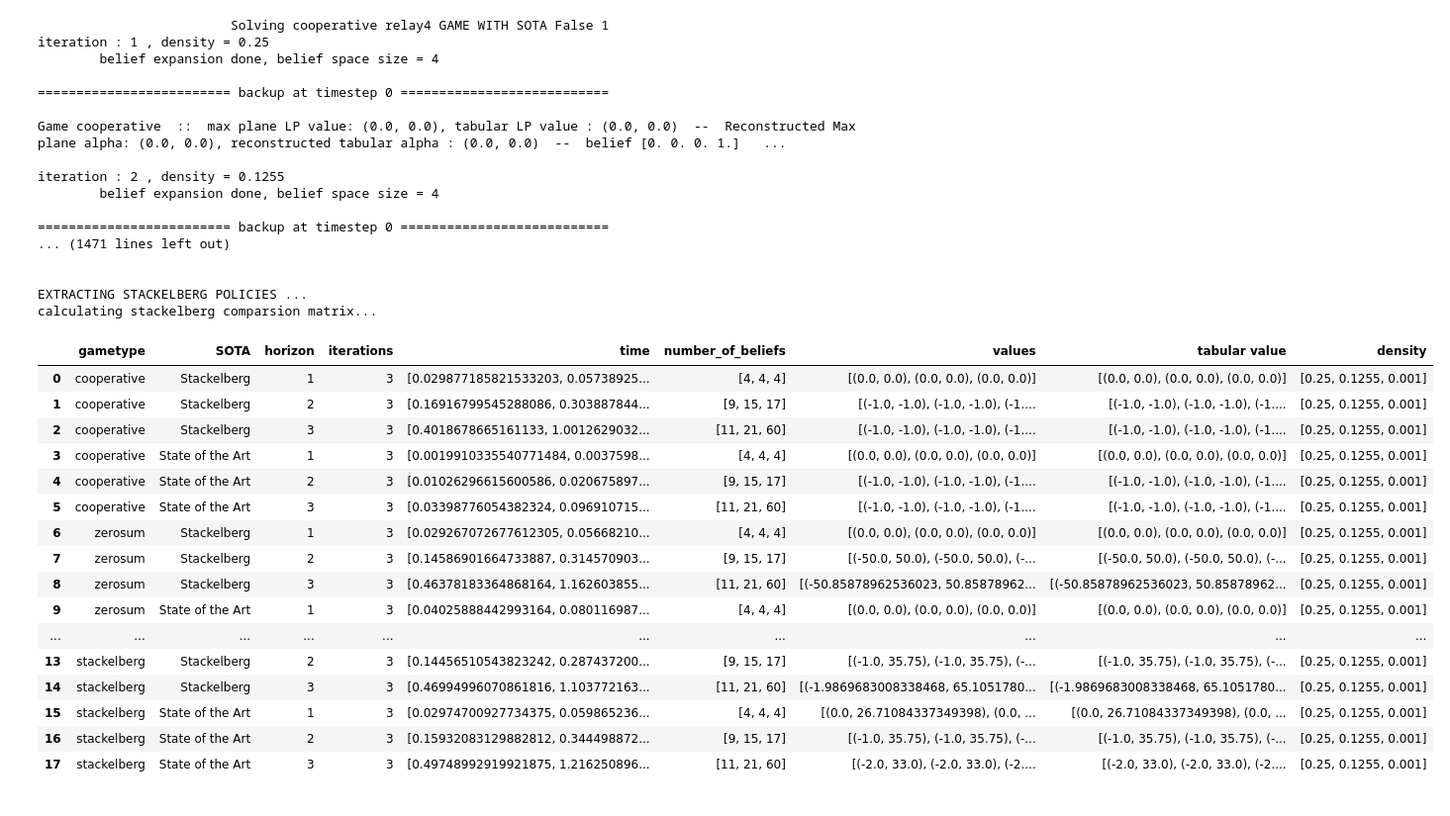
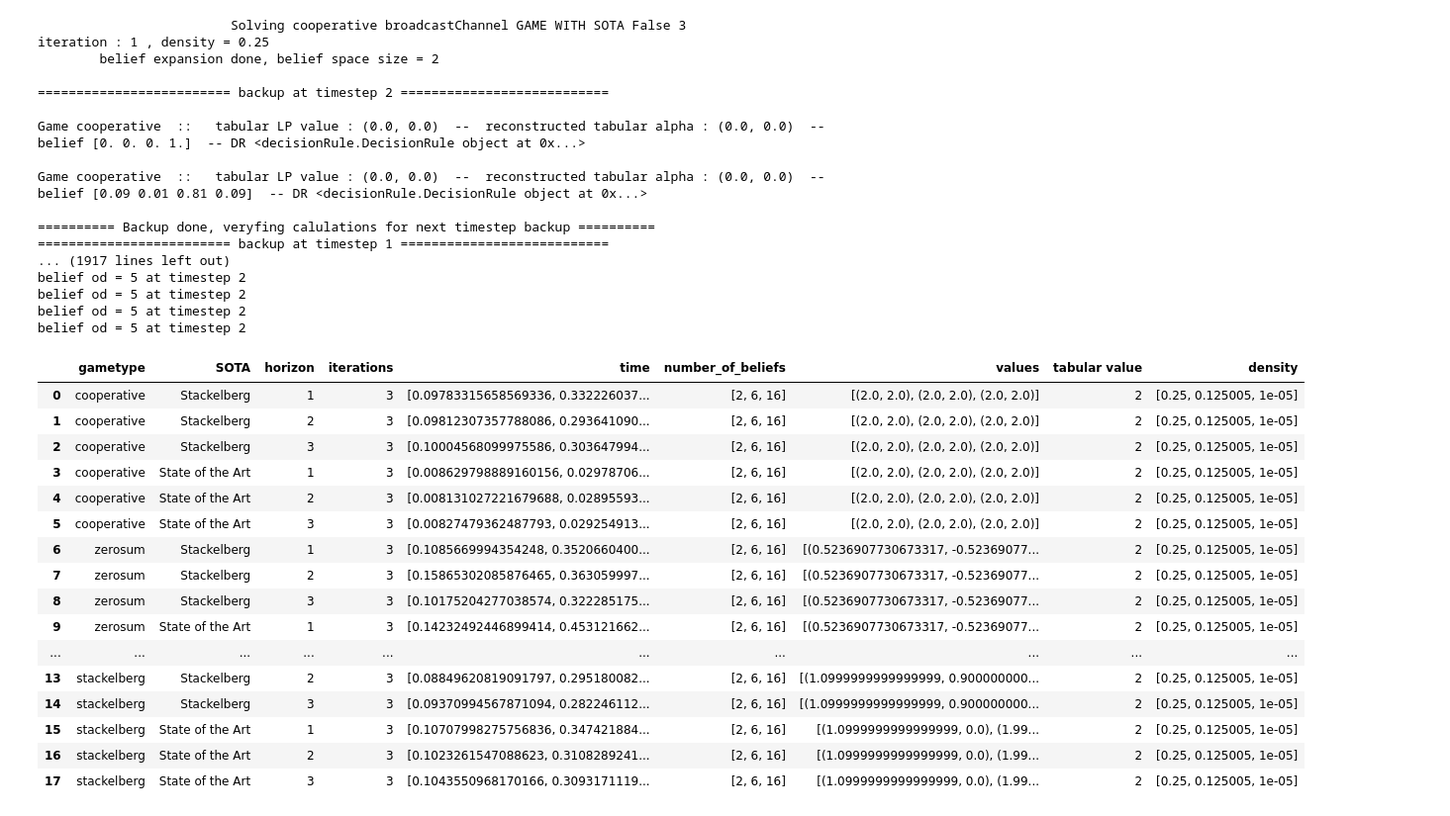
Before and after one commit to izzikampono/Thesis, a Jupyter notebook: testing.ipynb, the cells around one changed output. Shown at 99% size. Cells and saved outputs as stored; diff of their text form; code cells hidden in the pictures.

```diff
--- a/testing.ipynb
+++ b/testing.ipynb
@@ -11,7 +11,7 @@ import gc
 gc.enable()
 # %%
 #set problem
-file_name = "relay4"
+file_name = "broadcastChannel"
 planning_horizon = 3
 num_iterations = 3
 sota_ = False
@@ -23,7 +23,7 @@ Constants.initialize(problem)
 constant = Constants.get_instance()
 from pbvi import PBVI
 from experimentFunctions import Experiment
-experiment = Experiment(planning_horizon,problem)
+experiment = Experiment(planning_horizon,problem,algorithm="tabular")
 print(f"game size :\n\t|S| = {len(problem.states)}")
 print(f"\t|Z| = {problem.num_joint_observations}\n\t|U| = {problem.num_joint_actions} with |U_i| = {problem.num_actions[0]}")
 print(f"intiial_belief : {problem.actions}")
@@ -61,4 +59,4 @@ Leader :
 # %%
-values,times ,tabular_value= experiment.run_single_experiment(density=0.00001,gametype=game_type,limit=1000,sota=False,iterations=num_iterations)
+values,times ,tabular_value= experiment.run_single_experiment(density=0.00001,gametype="zerosum",limit=1000,sota=False,iterations=num_iterations)
 values
 # %% [output]
@@ -85,41 +83,41 @@ Game zerosum  ::  max plane LP value: (0.0, 0.0), tabular LP value : (0.0, 0.0)
 # %%
-database, matrix = experiment.run_experiments_decreasing_density(num_iterations,initial_density=0.001)
+database, matrix = experiment.run_experiments_decreasing_density(num_iterations,initial_density=0.00001)
 pd.DataFrame(database)
 # %% [output]
-                         Solving cooperative relay4 GAME WITH SOTA False 1
+                         Solving cooperative broadcastChannel GAME WITH SOTA False 3
 iteration : 1 , density = 0.25
-        belief expansion done, belief space size = 4
+        belief expansion done, belief space size = 2
 
-========================= backup at timestep 0 ===========================
+========================= backup at timestep 2 ===========================
 
-Game cooperative  ::  max plane LP value: (0.0, 0.0), tabular LP value : (0.0, 0.0)  --  Reconstructed Max plane alpha: (0.0, 0.0), reconstructed tabular alpha : (0.0, 0.0)  --  belief [0. 0. 0. 1.]   ...
+Game cooperative  ::   tabular LP value : (0.0, 0.0)  --  reconstructed tabular alpha : (0.0, 0.0)  --  belief [0. 0. 0. 1.]  -- DR <decisionRule.DecisionRule object at 0x...>
 
-iteration : 2 , density = 0.1255
-        belief expansion done, belief space size = 4
+Game cooperative  ::   tabular LP value : (0.0, 0.0)  --  reconstructed tabular alpha : (0.0, 0.0)  --  belief [0.09 0.01 0.81 0.09]  -- DR <decisionRule.DecisionRule object at 0x...>
 
-========================= backup at timestep 0 ===========================
-... (1471 lines left out)
-
-
-EXTRACTING STACKELBERG POLICIES ...
-calculating stackelberg comparsion matrix...
+========== Backup done, veryfing calulations for next timestep backup ==========
+========================= backup at timestep 1 ===========================
+... (1917 lines left out)
+belief od = 5 at timestep 2
+belief od = 5 at timestep 2
+belief od = 5 at timestep 2
+belief od = 5 at timestep 2
 |  | gametype | SOTA | horizon | iterations | time | number_of_beliefs | values | tabular value | density |
-| 0 | cooperative | Stackelberg | 1 | 3 | [0.029877185821533203, 0.05738925... | [4, 4, 4] | [(0.0, 0.0), (0.0, 0.0), (0.0, 0.0)] | [(0.0, 0.0), (0.0, 0.0), (0.0, 0.0)] | [0.25, 0.1255, 0.001] |
-| 1 | cooperative | Stackelberg | 2 | 3 | [0.16916799545288086, 0.303887844... | [9, 15, 17] | [(-1.0, -1.0), (-1.0, -1.0), (-1.... | [(-1.0, -1.0), (-1.0, -1.0), (-1.... | [0.25, 0.1255, 0.001] |
-| 2 | cooperative | Stackelberg | 3 | 3 | [0.4018678665161133, 1.0012629032... | [11, 21, 60] | [(-1.0, -1.0), (-1.0, -1.0), (-1.... | [(-1.0, -1.0), (-1.0, -1.0), (-1.... | [0.25, 0.1255, 0.001] |
-| 3 | cooperative | State of the Art | 1 | 3 | [0.0019910335540771484, 0.0037598... | [4, 4, 4] | [(0.0, 0.0), (0.0, 0.0), (0.0, 0.0)] | [(0.0, 0.0), (0.0, 0.0), (0.0, 0.0)] | [0.25, 0.1255, 0.001] |
-| 4 | cooperative | State of the Art | 2 | 3 | [0.01026296615600586, 0.020675897... | [9, 15, 17] | [(-1.0, -1.0), (-1.0, -1.0), (-1.... | [(-1.0, -1.0), (-1.0, -1.0), (-1.... | [0.25, 0.1255, 0.001] |
-| 5 | cooperative | State of the Art | 3 | 3 | [0.03398776054382324, 0.096910715... | [11, 21, 60] | [(-1.0, -1.0), (-1.0, -1.0), (-1.... | [(-1.0, -1.0), (-1.0, -1.0), (-1.... | [0.25, 0.1255, 0.001] |
-| 6 | zerosum | Stackelberg | 1 | 3 | [0.029267072677612305, 0.05668210... | [4, 4, 4] | [(0.0, 0.0), (0.0, 0.0), (0.0, 0.0)] | [(0.0, 0.0), (0.0, 0.0), (0.0, 0.0)] | [0.25, 0.1255, 0.001] |
-| 7 | zerosum | Stackelberg | 2 | 3 | [0.14586901664733887, 0.314570903... | [9, 15, 17] | [(-50.0, 50.0), (-50.0, 50.0), (-... | [(-50.0, 50.0), (-50.0, 50.0), (-... | [0.25, 0.1255, 0.001] |
-| 8 | zerosum | Stackelberg | 3 | 3 | [0.46378183364868164, 1.162603855... | [11, 21, 60] | [(-50.85878962536023, 50.85878962... | [(-50.85878962536023, 50.85878962... | [0.25, 0.1255, 0.001] |
-| 9 | zerosum | State of the Art | 1 | 3 | [0.04025888442993164, 0.080116987... | [4, 4, 4] | [(0.0, 0.0), (0.0, 0.0), (0.0, 0.0)] | [(0.0, 0.0), (0.0, 0.0), (0.0, 0.0)] | [0.25, 0.1255, 0.001] |
+| 0 | cooperative | Stackelberg | 1 | 3 | [0.09783315658569336, 0.332226037... | [2, 6, 16] | [(2.0, 2.0), (2.0, 2.0), (2.0, 2.0)] | 2 | [0.25, 0.125005, 1e-05] |
+| 1 | cooperative | Stackelberg | 2 | 3 | [0.09812307357788086, 0.293641090... | [2, 6, 16] | [(2.0, 2.0), (2.0, 2.0), (2.0, 2.0)] | 2 | [0.25, 0.125005, 1e-05] |
+| 2 | cooperative | Stackelberg | 3 | 3 | [0.10004568099975586, 0.303647994... | [2, 6, 16] | [(2.0, 2.0), (2.0, 2.0), (2.0, 2.0)] | 2 | [0.25, 0.125005, 1e-05] |
+| 3 | cooperative | State of the Art | 1 | 3 | [0.008629798889160156, 0.02978706... | [2, 6, 16] | [(2.0, 2.0), (2.0, 2.0), (2.0, 2.0)] | 2 | [0.25, 0.125005, 1e-05] |
+| 4 | cooperative | State of the Art | 2 | 3 | [0.008131027221679688, 0.02895593... | [2, 6, 16] | [(2.0, 2.0), (2.0, 2.0), (2.0, 2.0)] | 2 | [0.25, 0.125005, 1e-05] |
+| 5 | cooperative | State of the Art | 3 | 3 | [0.00827479362487793, 0.029254913... | [2, 6, 16] | [(2.0, 2.0), (2.0, 2.0), (2.0, 2.0)] | 2 | [0.25, 0.125005, 1e-05] |
+| 6 | zerosum | Stackelberg | 1 | 3 | [0.1085669994354248, 0.3520660400... | [2, 6, 16] | [(0.5236907730673317, -0.52369077... | 2 | [0.25, 0.125005, 1e-05] |
+| 7 | zerosum | Stackelberg | 2 | 3 | [0.15865302085876465, 0.363059997... | [2, 6, 16] | [(0.5236907730673317, -0.52369077... | 2 | [0.25, 0.125005, 1e-05] |
+| 8 | zerosum | Stackelberg | 3 | 3 | [0.10175204277038574, 0.322285175... | [2, 6, 16] | [(0.5236907730673317, -0.52369077... | 2 | [0.25, 0.125005, 1e-05] |
+| 9 | zerosum | State of the Art | 1 | 3 | [0.14232492446899414, 0.453121662... | [2, 6, 16] | [(0.5236907730673317, -0.52369077... | 2 | [0.25, 0.125005, 1e-05] |
 | ... | ... | ... | ... | ... | ... | ... | ... | ... | ... |
-| 13 | stackelberg | Stackelberg | 2 | 3 | [0.14456510543823242, 0.287437200... | [9, 15, 17] | [(-1.0, 35.75), (-1.0, 35.75), (-... | [(-1.0, 35.75), (-1.0, 35.75), (-... | [0.25, 0.1255, 0.001] |
-| 14 | stackelberg | Stackelberg | 3 | 3 | [0.46994996070861816, 1.103772163... | [11, 21, 60] | [(-1.9869683008338468, 65.1051780... | [(-1.9869683008338468, 65.1051780... | [0.25, 0.1255, 0.001] |
-| 15 | stackelberg | State of the Art | 1 | 3 | [0.02974700927734375, 0.059865236... | [4, 4, 4] | [(0.0, 26.71084337349398), (0.0, ... | [(0.0, 26.71084337349398), (0.0, ... | [0.25, 0.1255, 0.001] |
-| 16 | stackelberg | State of the Art | 2 | 3 | [0.15932083129882812, 0.344498872... | [9, 15, 17] | [(-1.0, 35.75), (-1.0, 35.75), (-... | [(-1.0, 35.75), (-1.0, 35.75), (-... | [0.25, 0.1255, 0.001] |
-| 17 | stackelberg | State of the Art | 3 | 3 | [0.49748992919921875, 1.216250896... | [11, 21, 60] | [(-2.0, 33.0), (-2.0, 33.0), (-2.... | [(-2.0, 33.0), (-2.0, 33.0), (-2.... | [0.25, 0.1255, 0.001] |
+| 13 | stackelberg | Stackelberg | 2 | 3 | [0.08849620819091797, 0.295180082... | [2, 6, 16] | [(1.0999999999999999, 0.900000000... | 2 | [0.25, 0.125005, 1e-05] |
+| 14 | stackelberg | Stackelberg | 3 | 3 | [0.09370994567871094, 0.282246112... | [2, 6, 16] | [(1.0999999999999999, 0.900000000... | 2 | [0.25, 0.125005, 1e-05] |
+| 15 | stackelberg | State of the Art | 1 | 3 | [0.10707998275756836, 0.347421884... | [2, 6, 16] | [(1.0999999999999999, 0.0), (1.99... | 2 | [0.25, 0.125005, 1e-05] |
+| 16 | stackelberg | State of the Art | 2 | 3 | [0.1023261547088623, 0.3108289241... | [2, 6, 16] | [(1.0999999999999999, 0.0), (1.99... | 2 | [0.25, 0.125005, 1e-05] |
+| 17 | stackelberg | State of the Art | 3 | 3 | [0.1043550968170166, 0.3093171119... | [2, 6, 16] | [(1.0999999999999999, 0.0), (1.99... | 2 | [0.25, 0.125005, 1e-05] |
 # %%
 experiment.plots()
 experiment.horizon_value_plot()
```
Also changed, not shown: parts of 5 cells of this notebook, 49 other files.
